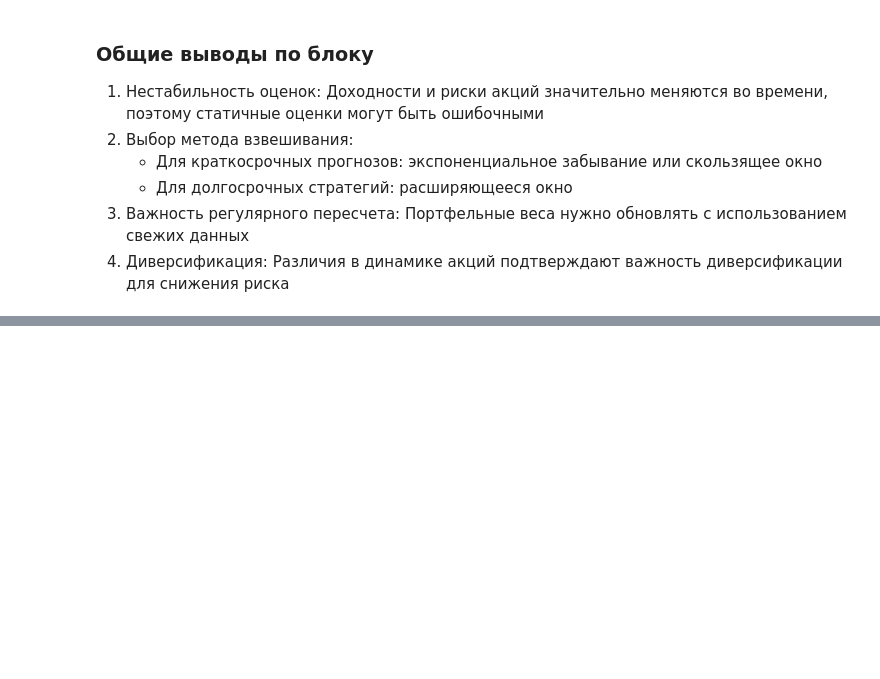
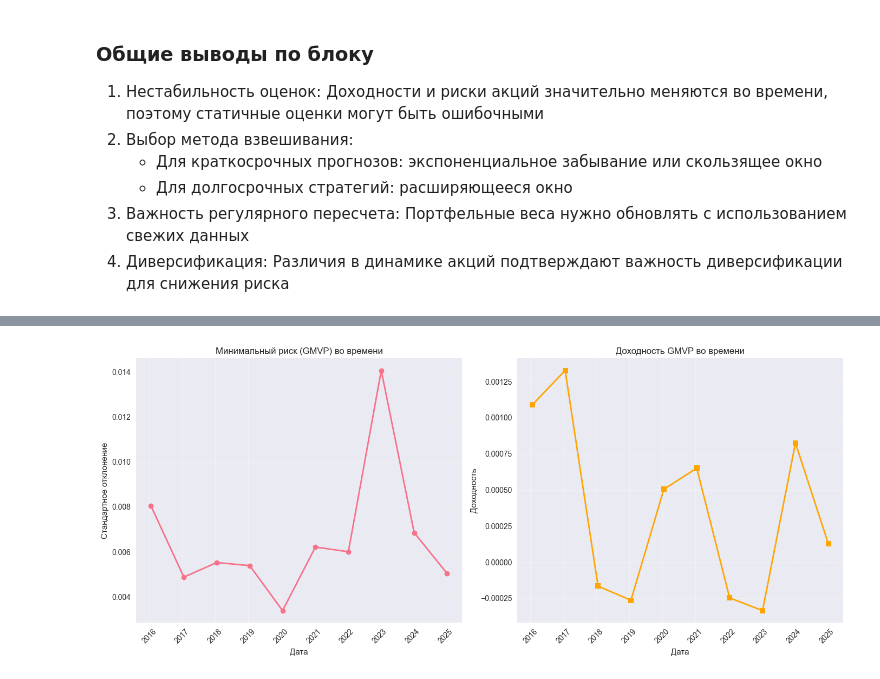
Before and after one commit to diink-iis/investment-portfolio, a Jupyter notebook: portfolio_analysis.ipynb, the cells around one changed output, grey strips where cells are left out. Saved outputs shown, nothing was run; the diff lists cells and outputs as text; code cells hidden in the pictures; blank space fills up the shorter version.

```diff
--- a/portfolio_analysis.ipynb
+++ b/portfolio_analysis.ipynb
@@ -260,0 +299,24 @@ if rolling_results and rolling_exp_results:
+# %%
+# График динамики минимального риска во времени
+plt.figure(figsize=(14, 6))
+
+plt.subplot(1, 2, 1)
+plt.plot(rolling_stability.index, rolling_stability['min_std'], marker='o', linewidth=2)
+plt.title('Минимальный риск (GMVP) во времени')
+plt.xlabel('Дата')
+plt.ylabel('Стандартное отклонение')
+plt.grid(True, alpha=0.3)
+plt.xticks(rotation=45)
+
+plt.subplot(1, 2, 2)
+plt.plot(rolling_stability.index, rolling_stability['min_std_return'], marker='s', linewidth=2, color='orange')
+plt.title('Доходность GMVP во времени')
+plt.xlabel('Дата')
+plt.ylabel('Доходность')
+plt.grid(True, alpha=0.3)
+plt.xticks(rotation=45)
+
+plt.tight_layout()
+plt.show()
+# %% [output]
+[figure, added]
```
Also changed, not shown: parts of 30 cells of this notebook, 3 other files.
